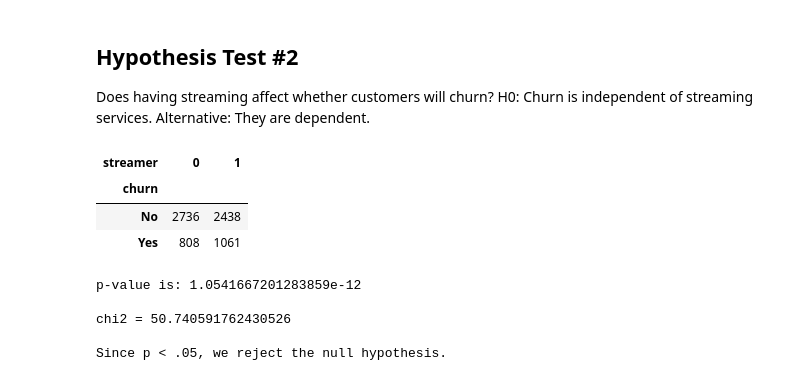
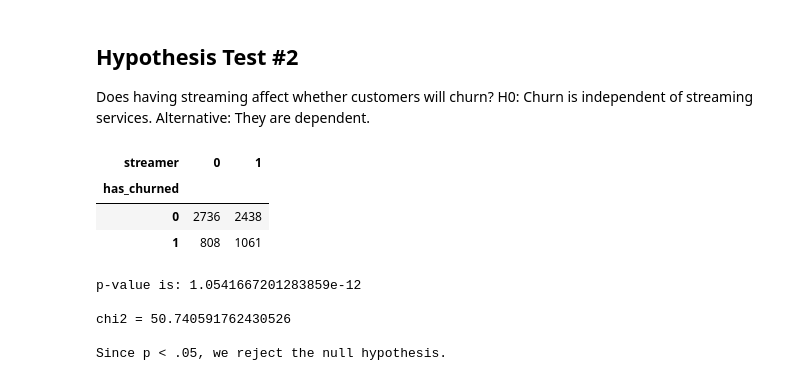
Before and after one commit to barbmarques/classification-project-telco, a Jupyter notebook: working_classification_project.ipynb, the cells around one changed output. Drawn from its saved outputs; the diff is of its cells as text; code cells hidden in the pictures.

```diff
--- a/working_classification_project.ipynb
+++ b/working_classification_project.ipynb
@@ -312,13 +332,13 @@ H0: Churn is independent of streaming services.
 Alternative: They are dependent.
 # %%
 #crosstab for auto_pay and churn
-observed_2 = pd.crosstab(telco_churn['churn'],telco_churn['streamer'])
+observed_2 = pd.crosstab(telco_churn['has_churned'],telco_churn['streamer'])
 observed_2
 # %% [output]
 | streamer | 0 | 1 |
-| churn |  |  |
-| No | 2736 | 2438 |
-| Yes | 808 | 1061 |
+| has_churned |  |  |
+| 0 | 2736 | 2438 |
+| 1 | 808 | 1061 |
 # %%
 # Set our alpha
 alpha = .01
```
Also changed, not shown: parts of 33 cells of this notebook, 3 other files.
